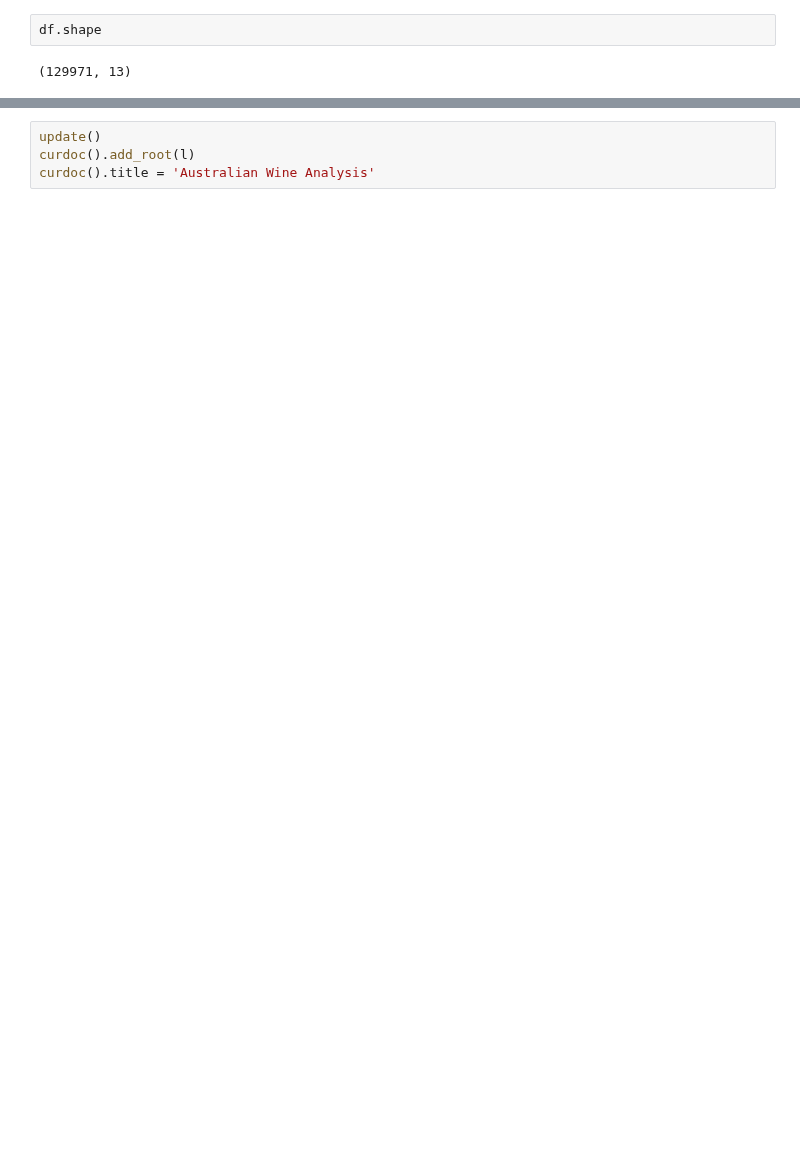
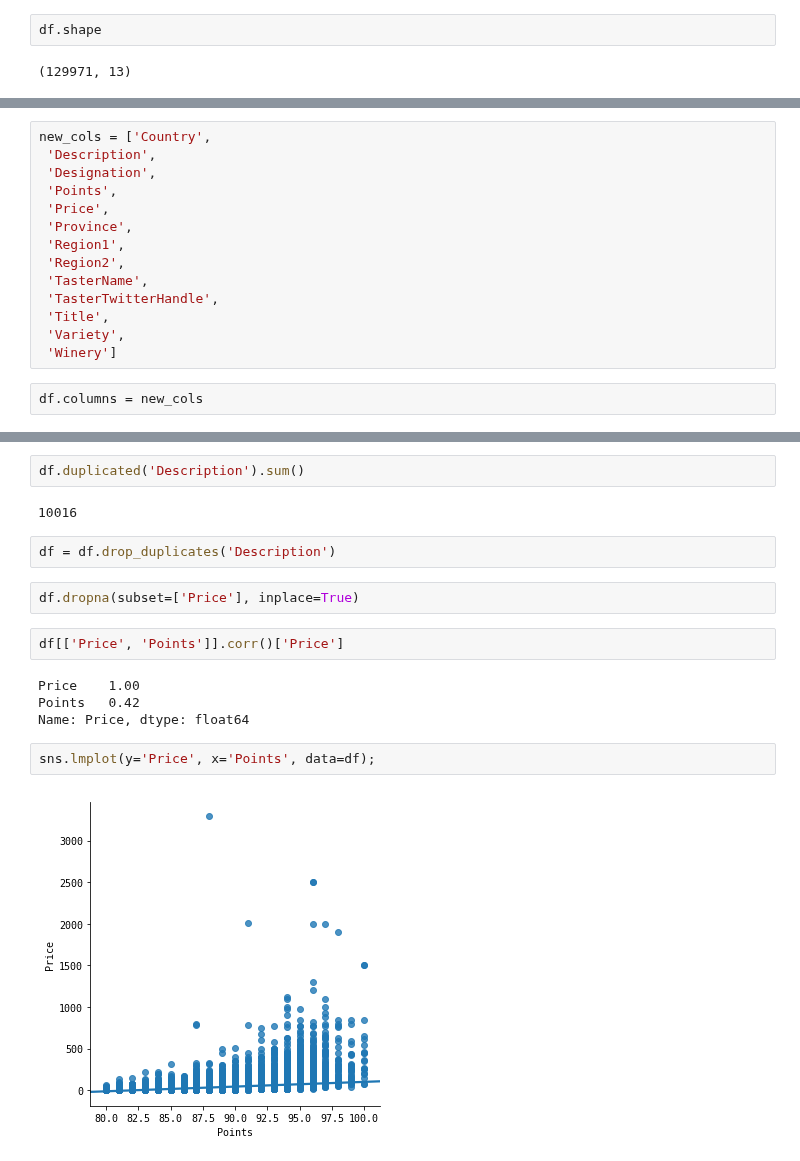
Before and after one commit to qu4ku/datasets-analysis, a Jupyter notebook: 009-wine-reviews.ipynb, the cells around one changed output, grey strips where cells are left out. Drawn from its saved outputs; the diff is of its cells as text; blank space fills up the shorter version.

Commit message:
wines

```diff
--- a/009-wine-reviews.ipynb
+++ b/009-wine-reviews.ipynb
@@ -93 +109,17 @@ memory usage: 18.9+ MB
+# %%
+new_cols = ['Country',
+ 'Description',
+ 'Designation',
+ 'Points',
+ 'Price',
+ 'Province',
+ 'Region1',
+ 'Region2',
+ 'TasterName',
+ 'TasterTwitterHandle',
+ 'Title',
+ 'Variety',
+ 'Winery']
+# %%
+df.columns = new_cols
 # %%
@@ -211,4 +145,18 @@ l = layout([desc], [inputs, p], [details], sizing_mode='fixed')
-# %%
-update()
-curdoc().add_root(l)
-curdoc().title = 'Australian Wine Analysis'
+# %%
+df.duplicated('Description').sum()
+# %% [output]
+10016
+# %%
+df = df.drop_duplicates('Description')
+# %%
+df.dropna(subset=['Price'], inplace=True)
+# %%
+df[['Price', 'Points']].corr()['Price']
+# %% [output]
+Price    1.00
+Points   0.42
+Name: Price, dtype: float64
+# %%
+sns.lmplot(y='Price', x='Points', data=df);
+# %% [output]
+[figure, added]
```
Also changed, not shown: parts of 15 cells of this notebook.
